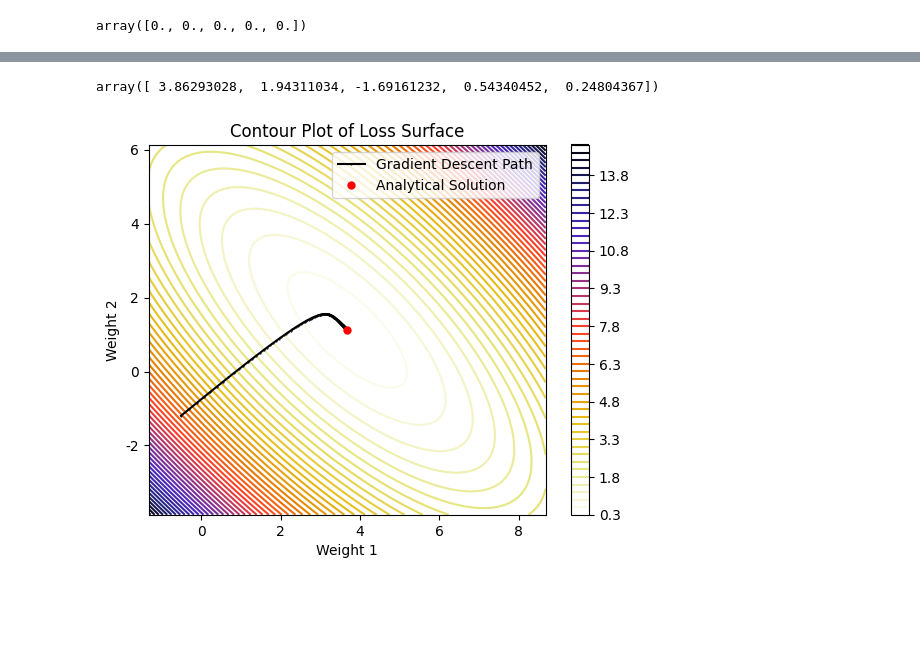
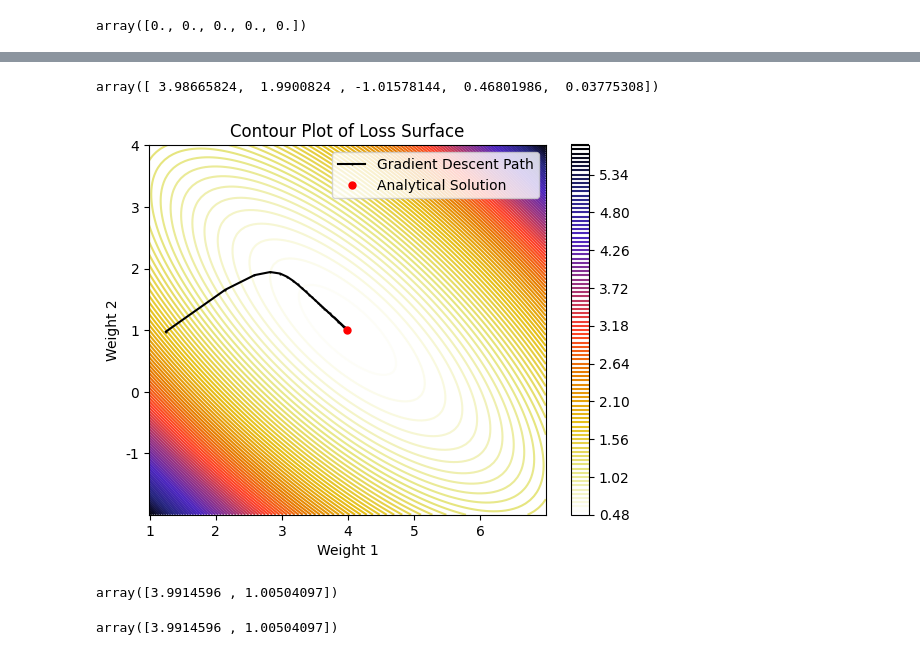
Before and after one commit to KevinCJM/FinTech, a Jupyter notebook: DeepLearning/3.1.2_BGD.ipynb, the cells around one changed output, grey strips where cells are left out. Cells and saved outputs as stored; diff of their text form; code cells hidden in the pictures; blank space fills up the shorter version.

```diff
--- a/DeepLearning/3.1.2_BGD.ipynb
+++ b/DeepLearning/3.1.2_BGD.ipynb
@@ -1,10 +1,13 @@
 # %%
 import numpy as np
 
+# 随机数据数量
+num_of_data = 20000
 # 生成数据
 np.random.seed(0)
-x_value = np.random.rand(100, 4)
-y_value = 4*x_value[:,0] + 2*x_value[:,1] - x_value[:,2] + 0.5*x_value[:,3] + np.random.randn(100)  # 增加随机噪声
+x_value = np.random.rand(num_of_data, 4)
+y_value = 4 * x_value[:, 0] + 2 * x_value[:, 1] - x_value[:, 2] + 0.5 * x_value[:, 3] + np.random.randn(
+    num_of_data)  # 增加随机噪声
 # %%
 x_value
 # %% [output]
@@ -218,7 +193,7 @@ w
 # %% [output]
 array([0., 0., 0., 0., 0.])
 # %%
-x_value_one = np.c_[x_value, np.ones(100)]  # 添加偏置项
+x_value_one = np.c_[x_value, np.ones(num_of_data)]  # 添加偏置项
 x_value_one
 # %% [output]
 array([[0.5488135 , 0.71518937, 0.60276338, 0.54488318, 1.        ],
@@ -277,17 +242,19 @@ Iteration 900: Loss = 0.4002727282365248
 # %%
 w
 # %% [output]
-array([ 3.86293028,  1.94311034, -1.69161232,  0.54340452,  0.24804367])
+array([ 3.98665824,  1.9900824 , -1.01578144,  0.46801986,  0.03775308])
 # %%
 import numpy as np
 import matplotlib.pyplot as plt
 
+# 随机数据数量
+num_of_data = 20000
 # 设置随机种子
 np.random.seed(0)
 
 # 生成数据
-x_value = np.random.rand(100, 2)
-y_value = 4 * x_value[:, 0] + 1 * x_value[:, 1] + np.random.randn(100)  # 增加随机噪声
+x_value = np.random.rand(num_of_data, 2)
+y_value = 4 * x_value[:, 0] + 1 * x_value[:, 1] + np.random.randn(num_of_data)  # 增加随机噪声
 
 # 初始化权重
 w = np.random.randn(2)  # 包括了对应于偏置项的权重
@@ -315,13 +282,21 @@ def gradients(x, y, w_i):
     return the_dw
 
 
-# 设置学习率和迭代次数
-learning_rate = 0.1
-iterations = 10000
-weight_history = []
+# 迭代次数
+iterations = 1000
+# 设置初始学习率
+initial_learning_rate = 0.99
+learning_rate = initial_learning_rate
+# 设置最小学习率
+min_learning_rate = 0.01
+# 衰减率
+decay_rate = 0.5
+weight_history = [] # 保存权重历史
 
 # 进行梯度下降
 for i in range(iterations):
+    # 计算当前学习率
+    learning_rate = max(min_learning_rate, learning_rate - (initial_learning_rate - min_learning_rate) / iterations)
     dw = gradients(x_value, y_value, w)
     w -= learning_rate * dw
     weight_history.append(w.copy())
@@ -330,35 +305,43 @@ for i in range(iterations):
 w_np, _, _, _ = np.linalg.lstsq(x_value, y_value, rcond=None)
 
 '''生成损失曲面等高线2D'''
-w1 = np.linspace(w_np[0] - 5, w_np[0] + 5, 100)
-w2 = np.linspace(w_np[1] - 5, w_np[1] + 5, 100)
+w1 = np.linspace(w_np[0] - 3, w_np[0] + 3, 100)
+w2 = np.linspace(w_np[1] - 3, w_np[1] + 3, 100)
 w1, w2 = np.meshgrid(w1, w2)
 losses = np.zeros_like(w1)
 
 # 计算网格上每点的损失
 for i in range(w1.shape[0]):
     for j in range(w1.shape[1]):
         weight = np.array([w1[i, j], w2[i, j]])
         losses[i, j] = mse_loss(x_value, y_value, weight)
 
 # 绘制等高线图
 fig, ax = plt.subplots()
-CS = ax.contour(w1, w2, losses, 50, cmap='CMRmap_r')  # 生成50层等高线
+CS = ax.contour(w1, w2, losses, 100, cmap='CMRmap_r')  # 生成100层等高线
 plt.colorbar(CS)
 
 # 绘制梯度下降路径
 path = np.array(weight_history)
 ax.plot(path[:, 0], path[:, 1], label='Gradient Descent Path', color='black', marker='.', linestyle='-', markersize=1)
 
 # 标记解析解位置
 ax.plot([w_np[0]], [w_np[1]], 'ro', markersize=5, label='Analytical Solution')
 
 # 设置图例和标签
 ax.set_xlabel('Weight 1')
 ax.set_ylabel('Weight 2')
 ax.set_title('Contour Plot of Loss Surface')
 ax.legend()
 
 plt.show()
 # %% [output]
-[figure, old version]
+[figure, new version]
+# %%
+weight_history[-1]
+# %% [output]
+array([3.9914596 , 1.00504097])
+# %%
+w_np
+# %% [output]
+array([3.9914596 , 1.00504097])
```
Also changed, not shown: parts of 16 cells of this notebook, 3 other files.
